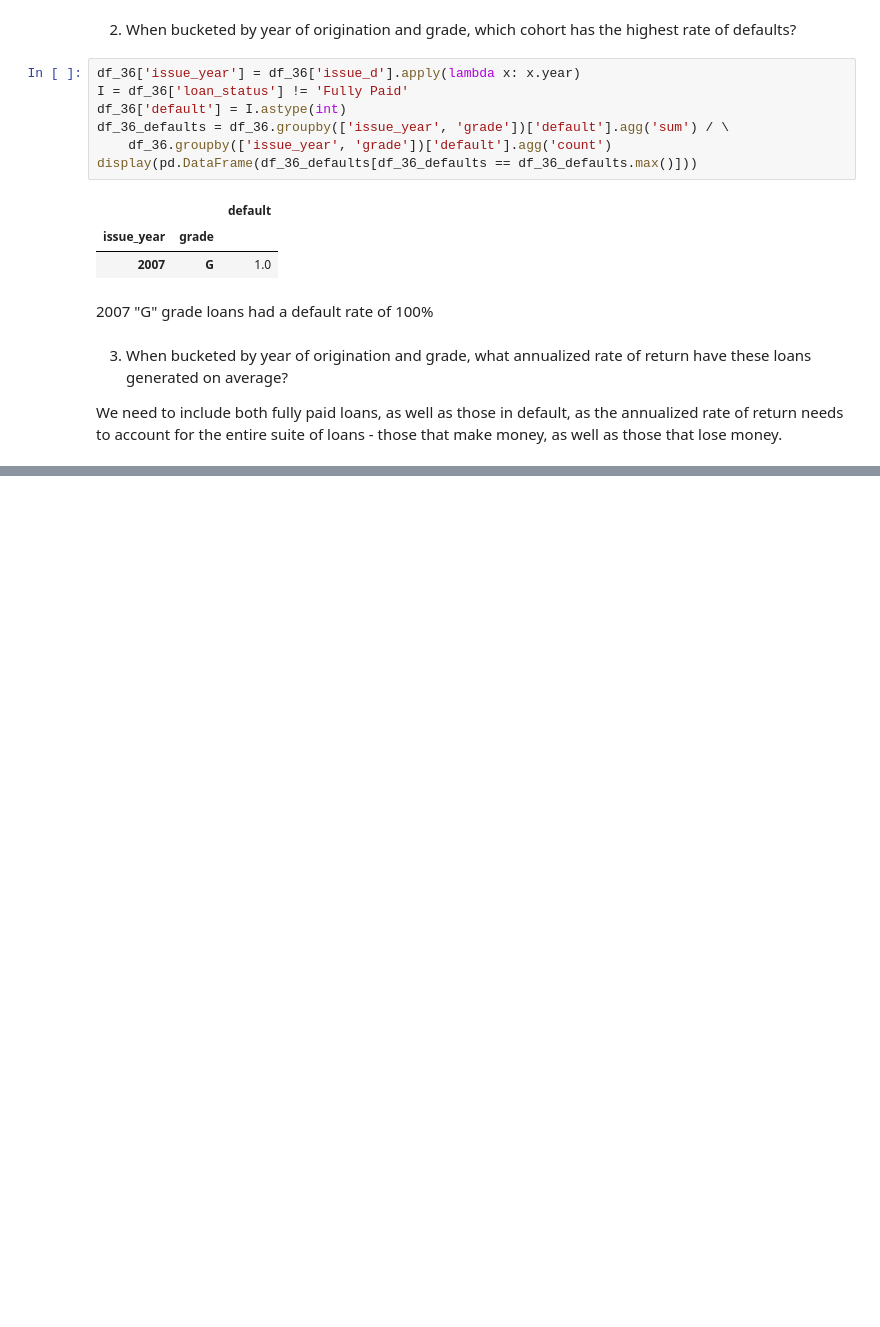
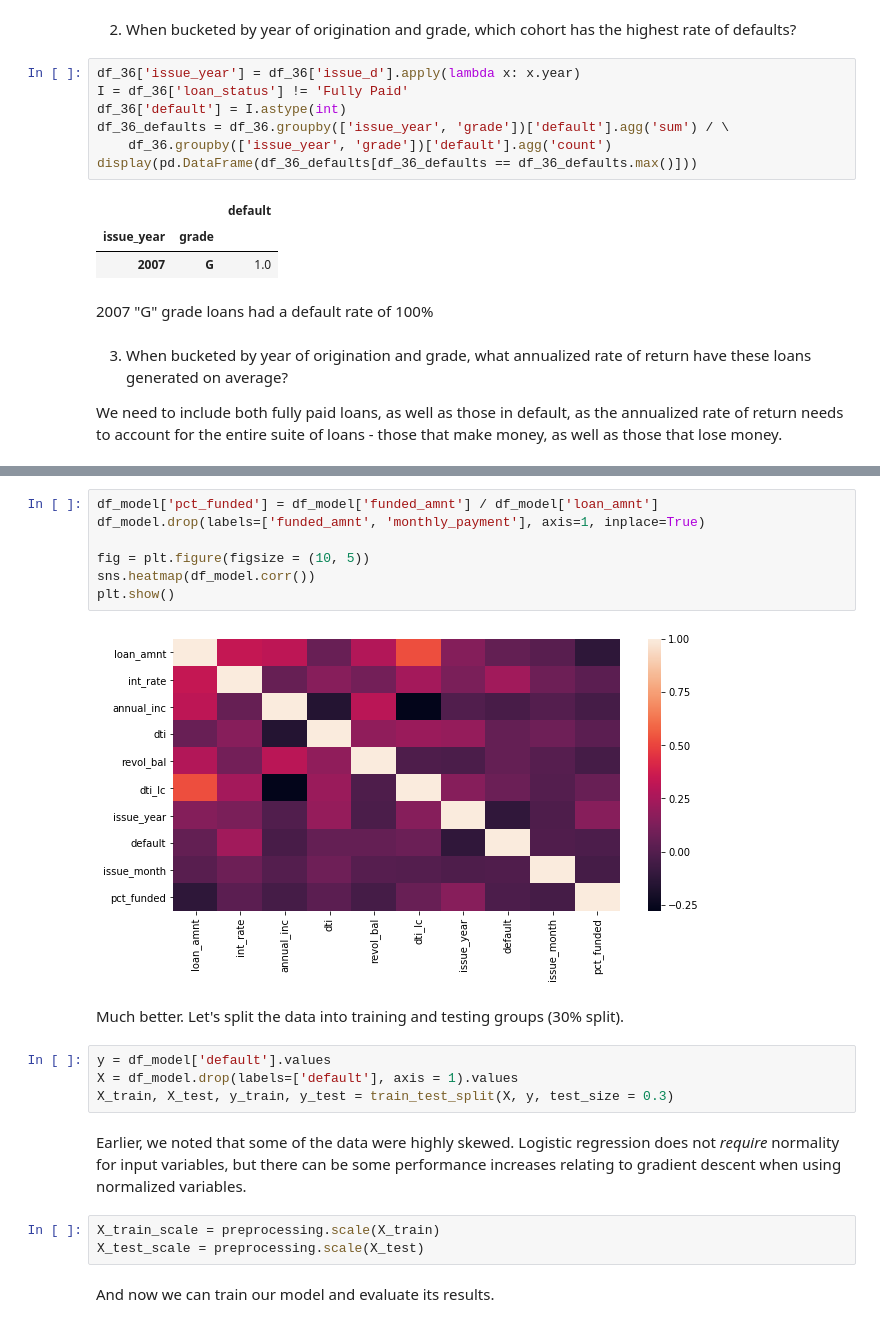
Before and after one commit to ryanpeabody/bx-data-science, a Jupyter notebook: lending-club-analysis.ipynb, the cells around one changed output, grey strips where cells are left out. Saved outputs shown, nothing was run; the diff lists cells and outputs as text; blank space fills up the shorter version.

```diff
--- a/lending-club-analysis.ipynb
+++ b/lending-club-analysis.ipynb
@@ -548,0 +592,22 @@ Overall average annualized rate of return: 0.0009150568548158219
+# %%
+df_model['pct_funded'] = df_model['funded_amnt'] / df_model['loan_amnt']
+df_model.drop(labels=['funded_amnt', 'monthly_payment'], axis=1, inplace=True)
+
+fig = plt.figure(figsize = (10, 5))
+sns.heatmap(df_model.corr())
+plt.show()
+# %% [output]
+[figure, added]
+# %% [markdown]
+Much better. Let's split the data into training and testing groups (30% split).
+# %%
+y = df_model['default'].values
+X = df_model.drop(labels=['default'], axis = 1).values
+X_train, X_test, y_train, y_test = train_test_split(X, y, test_size = 0.3)
+# %% [markdown]
+Earlier, we noted that some of the data were highly skewed. Logistic regression does not _require_ normality for input variables, but there can be some performance increases relating to gradient descent when using normalized variables.
+# %%
+X_train_scale = preprocessing.scale(X_train)
+X_test_scale = preprocessing.scale(X_test)
+# %% [markdown]
+And now we can train our model and evaluate its results.
```
Also changed, not shown: parts of 24 cells of this notebook.
